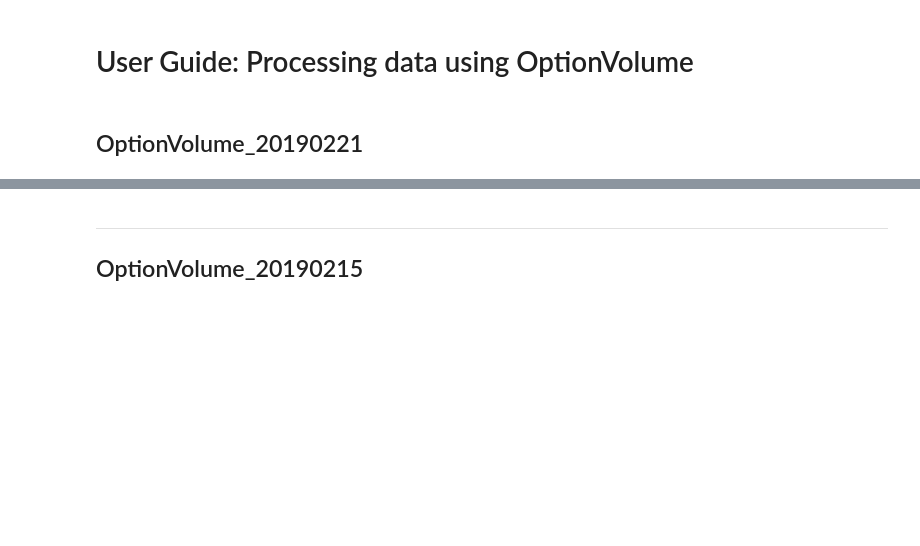
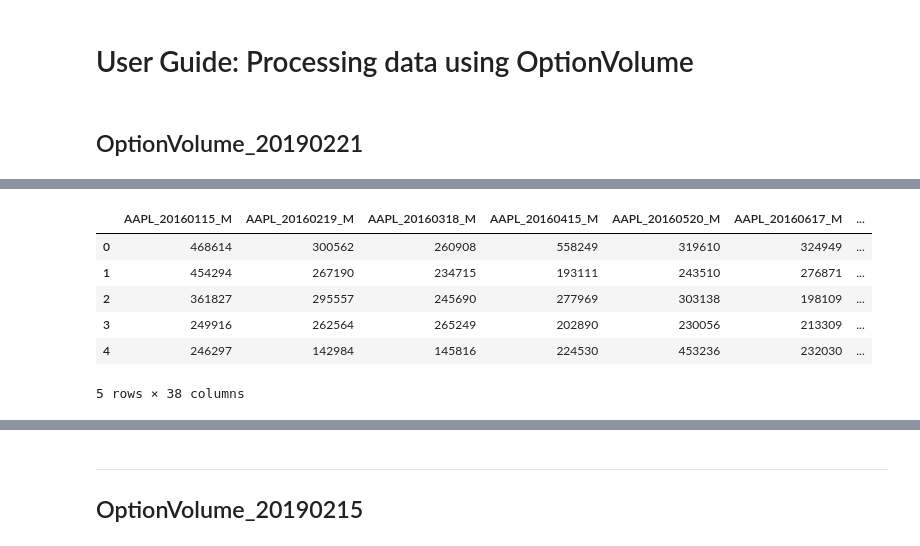
Before and after one commit to YaxunYang/CTC_vol, a Jupyter notebook: code/User Guide Processing data using OptionVolume.ipynb, the cells around one changed output, grey strips where cells are left out. Saved outputs shown, nothing was run; the diff lists cells and outputs as text; code cells hidden in the pictures; blank space fills up the shorter version.

```diff
--- a/code/User Guide Processing data using OptionVolume.ipynb
+++ b/code/User Guide Processing data using OptionVolume.ipynb
@@ -114,0 +151,10 @@ ValueError: No None data expired at 02/25/19 was found, formatting option volume
+# %%
+tau_effect_M
+# %% [output]
+|  | AAPL_20160115_M | AAPL_20160219_M | AAPL_20160318_M | AAPL_20160415_M | AAPL_20160520_M | AAPL_20160617_M | ... |
+| 0 | 468614 | 300562 | 260908 | 558249 | 319610 | 324949 | ... |
+| 1 | 454294 | 267190 | 234715 | 193111 | 243510 | 276871 | ... |
+| 2 | 361827 | 295557 | 245690 | 277969 | 303138 | 198109 | ... |
+| 3 | 249916 | 262564 | 265249 | 202890 | 230056 | 213309 | ... |
+| 4 | 246297 | 142984 | 145816 | 224530 | 453236 | 232030 | ... |
+5 rows × 38 columns
```
Also changed, not shown: parts of 31 cells of this notebook, 2 other files.
